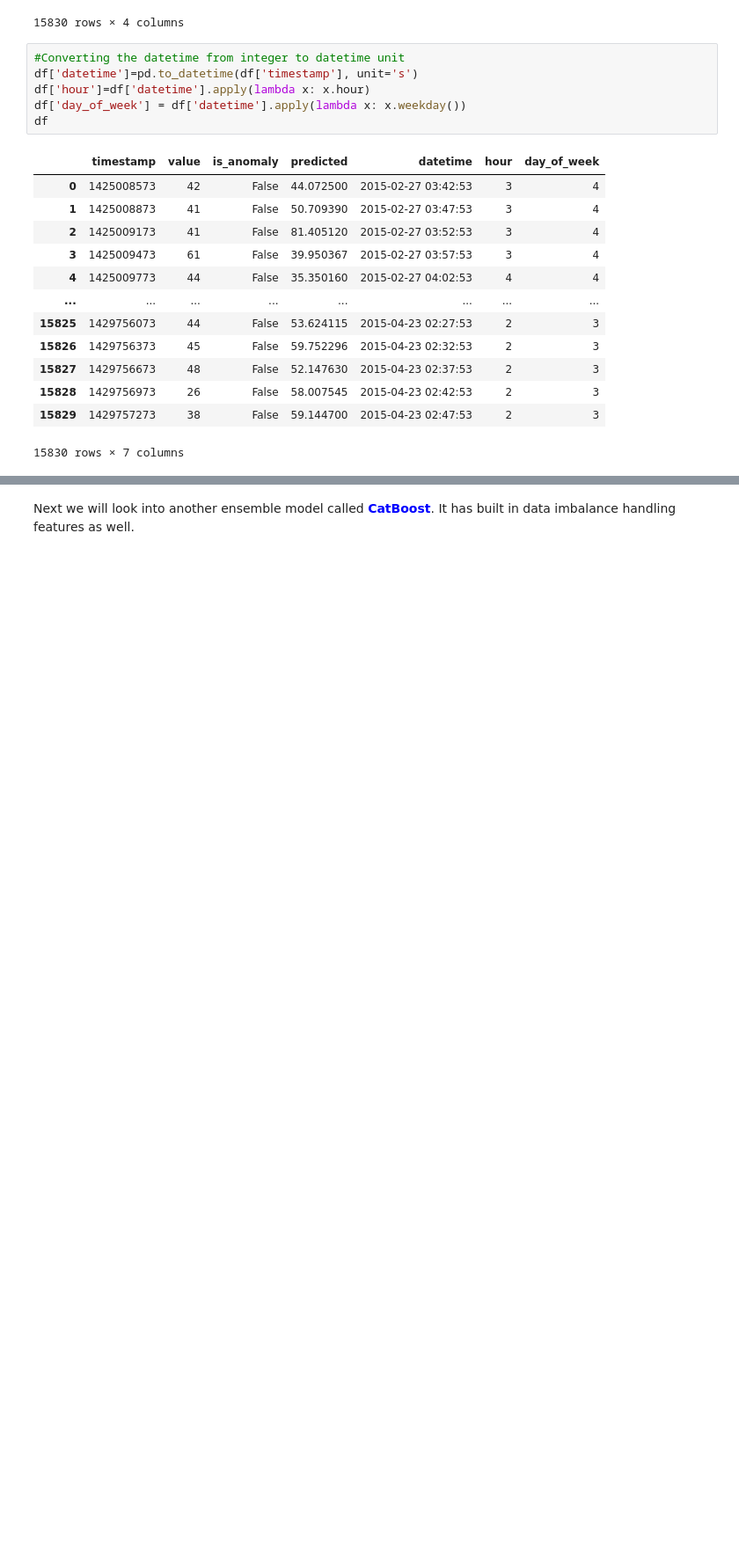
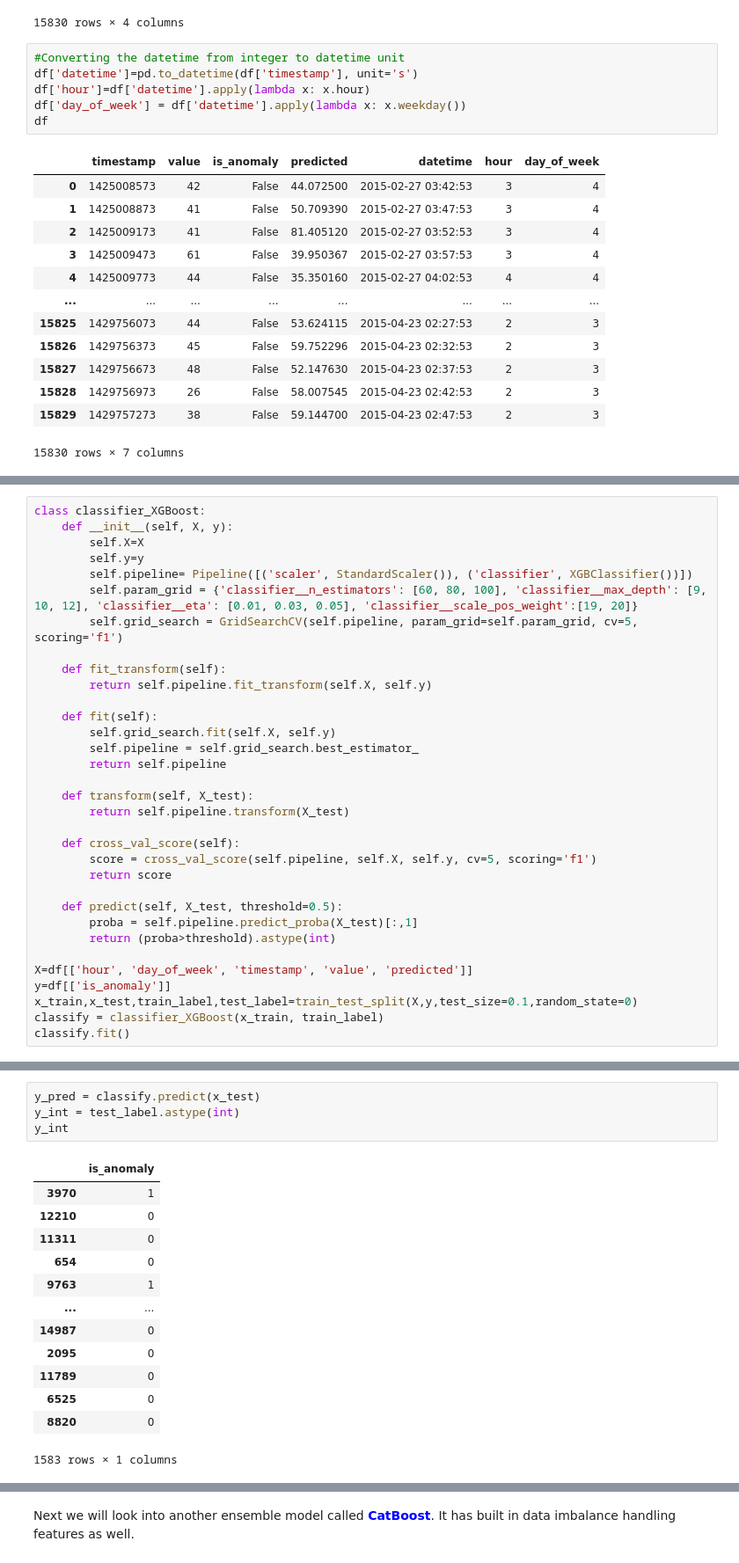
Before and after one commit to Rajscript/Anomaly-Detection-Splash, a Jupyter notebook: XgboostVsCatboost.ipynb, the cells around one changed output, grey strips where cells are left out. Shown at 88% size. Drawn from its saved outputs; the diff is of its cells as text; blank space fills up the shorter version.

Commit message:
Changes to the anomaly_detection and catboost  notebook and readme section

```diff
--- a/XgboostVsCatboost.ipynb
+++ b/XgboostVsCatboost.ipynb
@@ -64,0 +64,33 @@ from catboost import CatBoostClassifier
+# %%
+class classifier_XGBoost:
+    def __init__(self, X, y):
+        self.X=X
+        self.y=y
+        self.pipeline= Pipeline([('scaler', StandardScaler()), ('classifier', XGBClassifier())])
+        self.param_grid = {'classifier__n_estimators': [60, 80, 100], 'classifier__max_depth': [9, 10, 12], 'classifier__eta': [0.01, 0.03, 0.05], 'classifier__scale_pos_weight':[19, 20]}
+        self.grid_search = GridSearchCV(self.pipeline, param_grid=self.param_grid, cv=5, scoring='f1')
+
+    def fit_transform(self):
+        return self.pipeline.fit_transform(self.X, self.y)
+
+    def fit(self):
+        self.grid_search.fit(self.X, self.y)
+        self.pipeline = self.grid_search.best_estimator_
+        return self.pipeline
+
+    def transform(self, X_test):
+        return self.pipeline.transform(X_test)
+
+    def cross_val_score(self):
+        score = cross_val_score(self.pipeline, self.X, self.y, cv=5, scoring='f1')
+        return score
+
+    def predict(self, X_test, threshold=0.5):
+        proba = self.pipeline.predict_proba(X_test)[:,1]
+        return (proba>threshold).astype(int)
+
+X=df[['hour', 'day_of_week', 'timestamp', 'value', 'predicted']]
+y=df[['is_anomaly']]
+x_train,x_test,train_label,test_label=train_test_split(X,y,test_size=0.1,random_state=0)
+classify = classifier_XGBoost(x_train, train_label)
+classify.fit()
@@ -64,0 +122,18 @@ from catboost import CatBoostClassifier
+# %%
+y_pred = classify.predict(x_test)
+y_int = test_label.astype(int)
+y_int
+# %% [output]
+|  | is_anomaly |
+| 3970 | 1 |
+| 12210 | 0 |
+| 11311 | 0 |
+| 654 | 0 |
+| 9763 | 1 |
+| ... | ... |
+| 14987 | 0 |
+| 2095 | 0 |
+| 11789 | 0 |
+| 6525 | 0 |
+| 8820 | 0 |
+1583 rows × 1 columns
```
Also changed, not shown: parts of 9 cells of this notebook, 2 other files.
